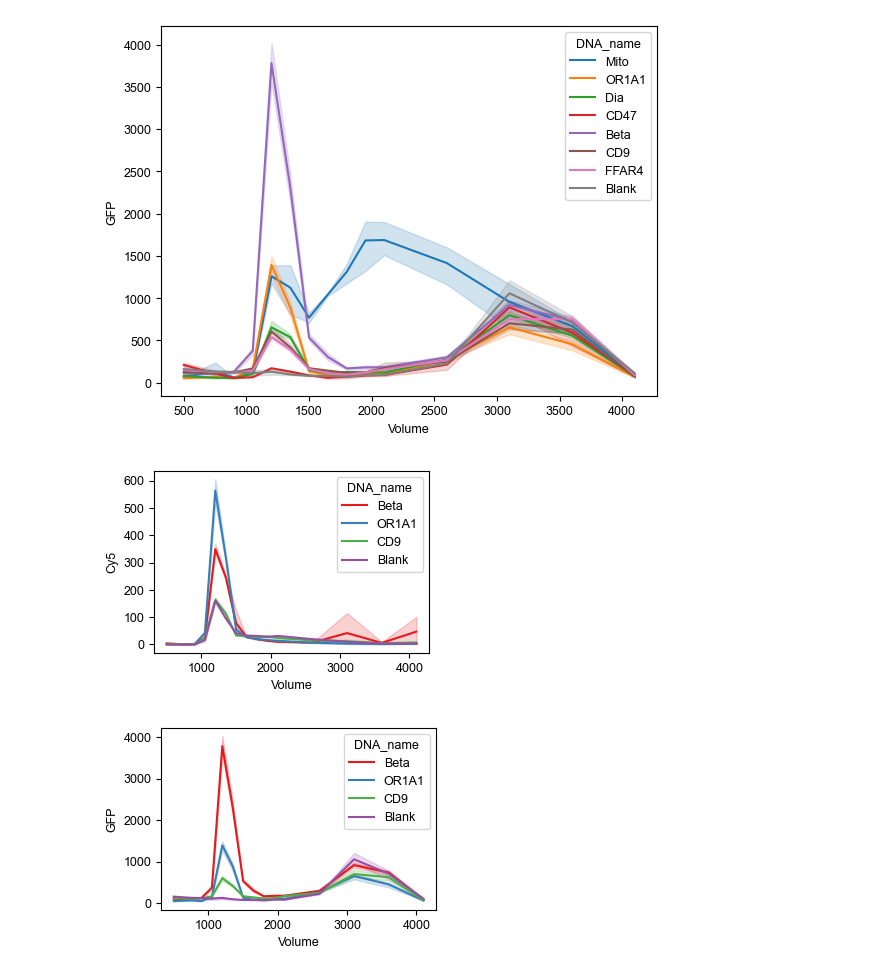
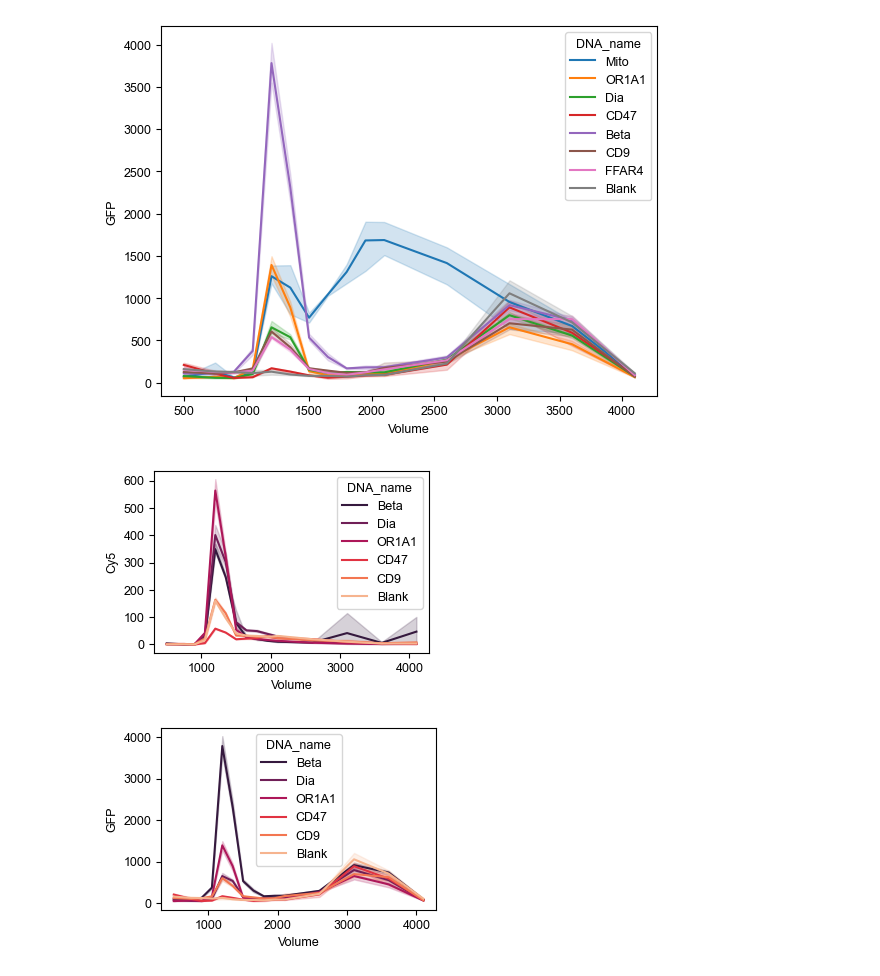
Before and after one commit to ccmeyer/Memplex_platform, a Jupyter notebook: Figure_3-active_learning/Supp_fig-multi_protein_elution_profile.ipynb, the cells around one changed output. Cells and saved outputs as stored; diff of their text form; code cells hidden in the pictures.

Commit message:
Added Figure 5 and supplementary analysis to the repo

```diff
--- a/Figure_3-active_learning/Supp_fig-multi_protein_elution_profile.ipynb
+++ b/Figure_3-active_learning/Supp_fig-multi_protein_elution_profile.ipynb
@@ -83,32 +83,32 @@ plt.show()
 # %%
 t = df[df['Volume'].between(500,6000)]
 
-hue_order = ['Beta','OR1A1','CD9','Blank']
+hue_order = ['Beta','Dia','OR1A1','CD47','CD9','Blank']
 t = t[t['DNA_name'].isin(hue_order)]
 
 fig,ax = plt.subplots(figsize=[9*cm,6*cm])
 
-sns.lineplot(data=t,x='Volume',y='Cy5',hue='DNA_name',palette='Set1',hue_order=hue_order)
+sns.lineplot(data=t,x='Volume',y='Cy5',hue='DNA_name',palette='rocket',hue_order=hue_order)
 
-# plt.savefig(f'./Supp_fig-SEC_elution_Cy5.svg',format='svg',dpi=300)
+plt.savefig(f'./Figure_3_exports/Supp_fig-SEC_elution_Cy5.svg',format='svg',dpi=300)
 
 plt.show()
 # %% [output]
-[figure, old version]
+[figure, new version]
 # %%
 t = df[df['Volume'].between(500,6000)]
 
-hue_order = ['Beta','OR1A1','CD9','Blank']
+hue_order = ['Beta','Dia','OR1A1','CD47','CD9','Blank']
 t = t[t['DNA_name'].isin(hue_order)]
 
 fig,ax = plt.subplots(figsize=[9*cm,6*cm])
 
-sns.lineplot(data=t,x='Volume',y='GFP',hue='DNA_name',palette='Set1',hue_order=hue_order)
+sns.lineplot(data=t,x='Volume',y='GFP',hue='DNA_name',palette='rocket',hue_order=hue_order)
 
-# plt.savefig(f'./Supp_fig-SEC_elution_GFP.svg',format='svg',dpi=300)
+plt.savefig(f'./Figure_3_exports/Supp_fig-SEC_elution_GFP.svg',format='svg',dpi=300)
 
 plt.show()
 # %% [output]
-[figure, old version]
+[figure, new version]
 # %%
 t.set_index('DNA_name').drop(columns=['plate']).to_excel('./Supp_Fig_15A-Additional_protein_SEC.xlsx')
```
Also changed, not shown: 16 other files.
